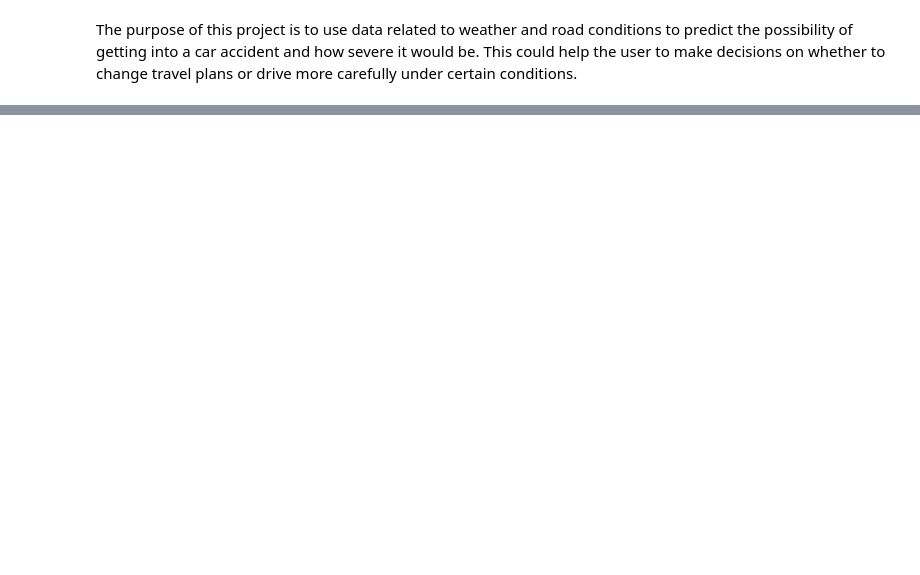
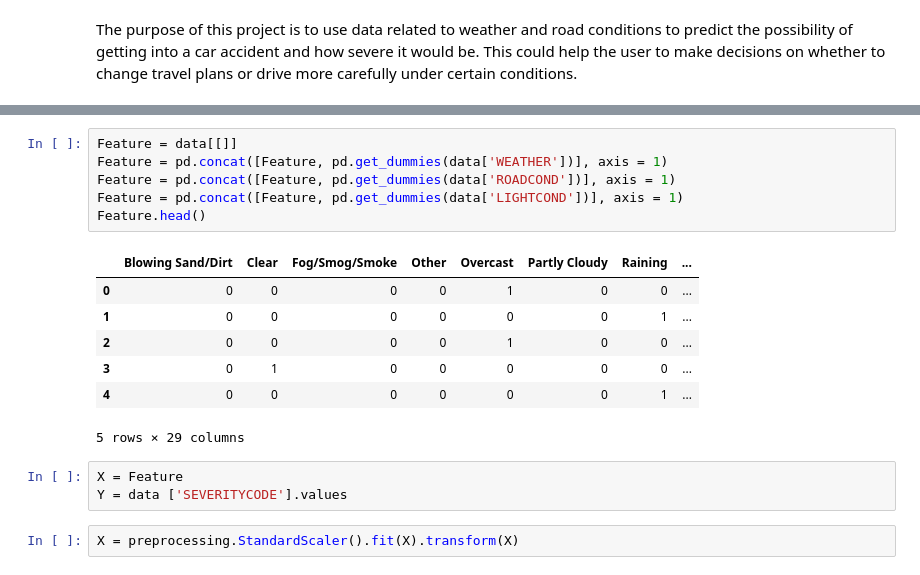
Before and after one commit to kohliyip/Coursera_Capstone, a Jupyter notebook: week1/Coursera_Capstone.ipynb, the cells around one changed output, grey strips where cells are left out. Cells and saved outputs as stored; diff of their text form; blank space fills up the shorter version.

```diff
--- a/week1/Coursera_Capstone.ipynb
+++ b/week1/Coursera_Capstone.ipynb
@@ -22,0 +120,19 @@ The machine learning model will be trained to predict accident severity based on
+# %%
+Feature = data[[]]
+Feature = pd.concat([Feature, pd.get_dummies(data['WEATHER'])], axis = 1)
+Feature = pd.concat([Feature, pd.get_dummies(data['ROADCOND'])], axis = 1)
+Feature = pd.concat([Feature, pd.get_dummies(data['LIGHTCOND'])], axis = 1)
+Feature.head()
+# %% [output]
+|  | Blowing Sand/Dirt | Clear | Fog/Smog/Smoke | Other | Overcast | Partly Cloudy | Raining | ... |
+| 0 | 0 | 0 | 0 | 0 | 1 | 0 | 0 | ... |
+| 1 | 0 | 0 | 0 | 0 | 0 | 0 | 1 | ... |
+| 2 | 0 | 0 | 0 | 0 | 1 | 0 | 0 | ... |
+| 3 | 0 | 1 | 0 | 0 | 0 | 0 | 0 | ... |
+| 4 | 0 | 0 | 0 | 0 | 0 | 0 | 1 | ... |
+5 rows × 29 columns
+# %%
+X = Feature
+Y = data ['SEVERITYCODE'].values
+# %%
+X = preprocessing.StandardScaler().fit(X).transform(X)
```
Also changed, not shown: parts of 30 cells of this notebook.
